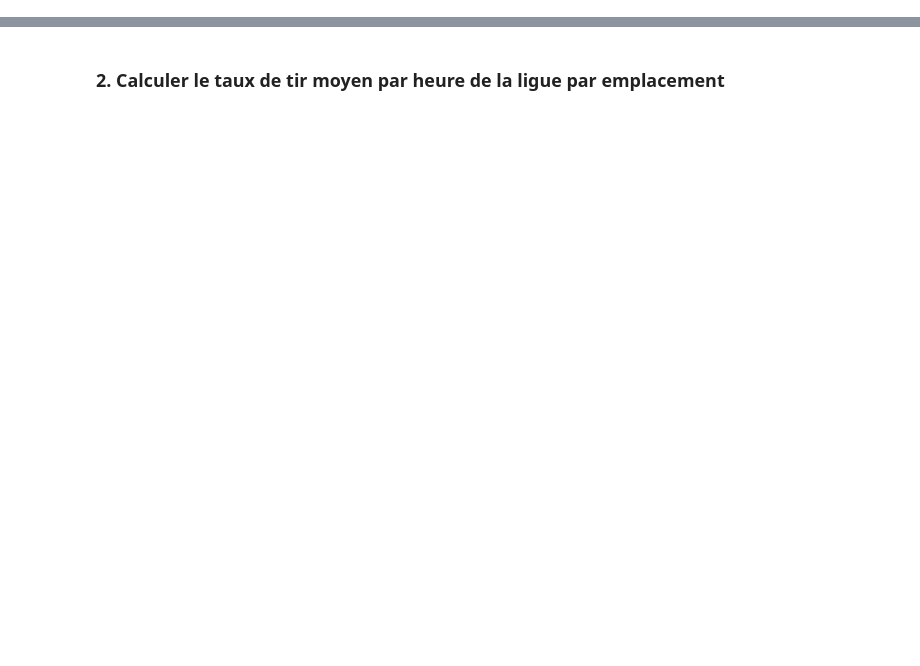
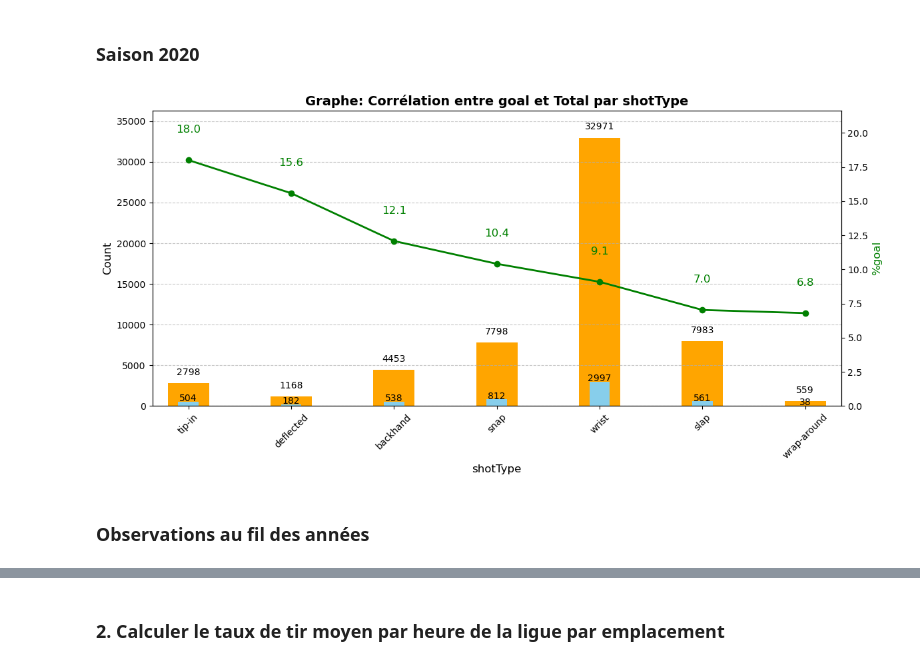
Before and after one commit to Seet-git/FT6758-NHL_A11, a Jupyter notebook: mainNHL.ipynb, the cells around one changed output, grey strips where cells are left out. Drawn from its saved outputs; the diff is of its cells as text; code cells hidden in the pictures; blank space fills up the shorter version.

```diff
--- a/mainNHL.ipynb
+++ b/mainNHL.ipynb
@@ -71 +160,13 @@ print(q1a['shotDistance_Group'].value_counts())
+# %% [markdown]
+### Saison 2020
+# %%
+# Get the correlation between the goal and the type of shot
+corr_2020 = get_correlations_2variables(df_2020, 'shotType', 'typeDescKey')
+
+# Plot the correlation between the goal and the type of shot
+plot_correlations_2variables(corr_2020, 'Total', 'goal')
+# %% [output]
+[figure, added]
+# %% [markdown]
+### Observations au fil des années
 # %%
```
Also changed, not shown: parts of 53 cells of this notebook, 19 other files.
